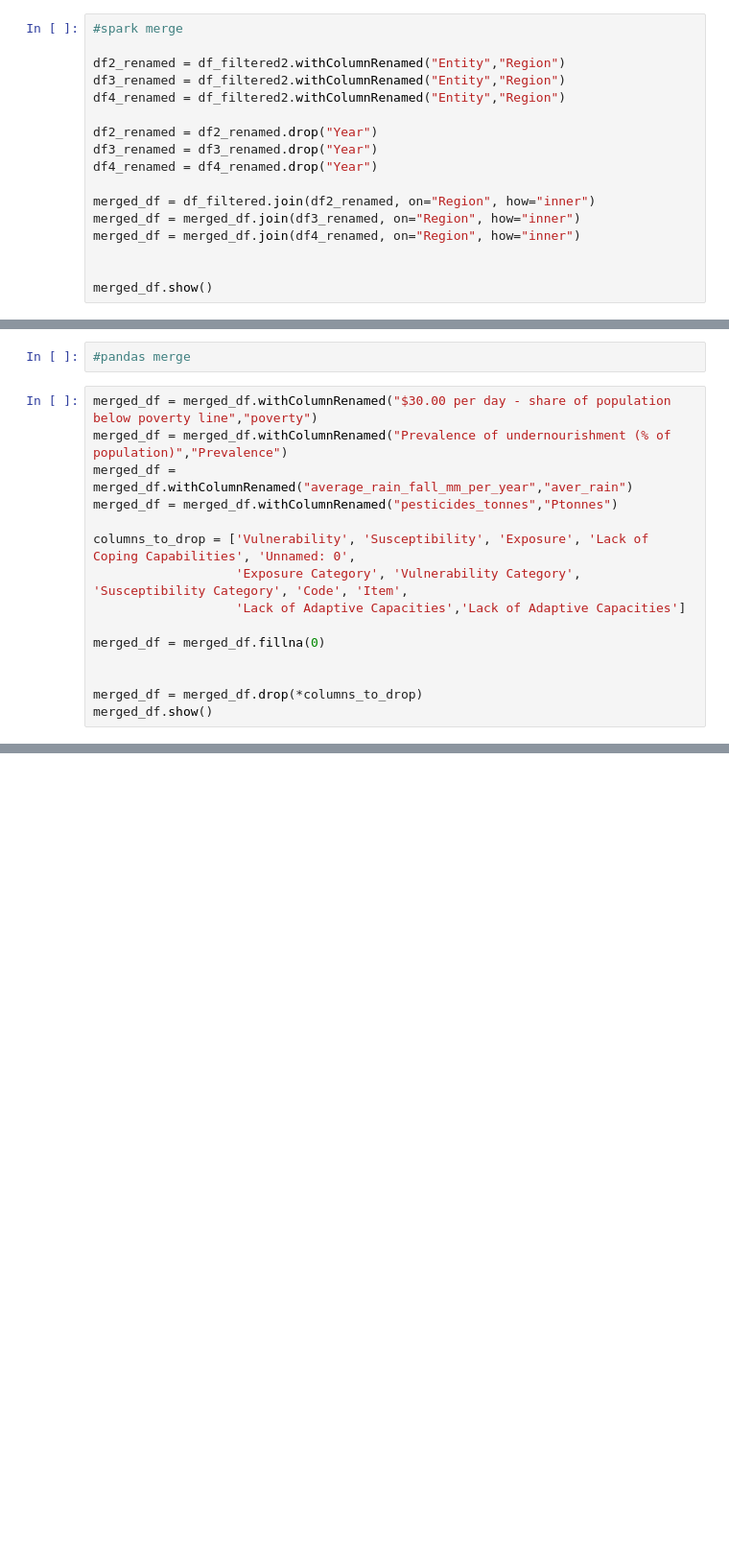
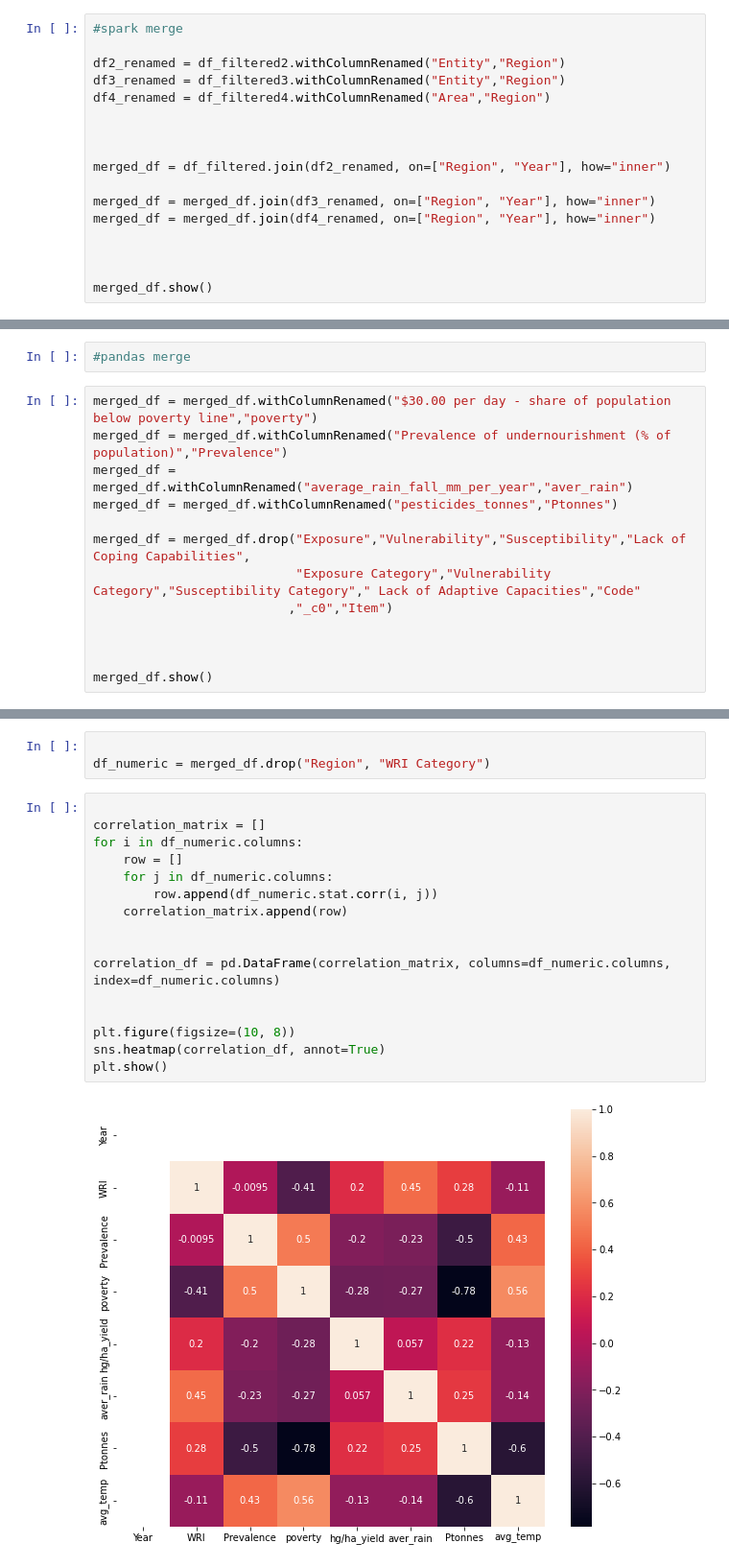
Before and after one commit to 1006413349/Infosys722-Iteration4, a Jupyter notebook: i4.ipynb, the cells around one changed output, grey strips where cells are left out. Shown at 96% size. Cells and saved outputs as stored; diff of their text form; blank space fills up the shorter version.

```diff
--- a/i4.ipynb
+++ b/i4.ipynb
@@ -129,16 +129,16 @@ CSV file: file:///home/ubuntu/aws-instance-fork/Datasets/yielddf.csv
 #spark merge
 
 df2_renamed = df_filtered2.withColumnRenamed("Entity","Region")
-df3_renamed = df_filtered2.withColumnRenamed("Entity","Region")
-df4_renamed = df_filtered2.withColumnRenamed("Entity","Region")
+df3_renamed = df_filtered3.withColumnRenamed("Entity","Region")
+df4_renamed = df_filtered4.withColumnRenamed("Area","Region")
 
-df2_renamed = df2_renamed.drop("Year")
-df3_renamed = df3_renamed.drop("Year")
-df4_renamed = df4_renamed.drop("Year")
 
-merged_df = df_filtered.join(df2_renamed, on="Region", how="inner")
-merged_df = merged_df.join(df3_renamed, on="Region", how="inner")
-merged_df = merged_df.join(df4_renamed, on="Region", how="inner")
+
+merged_df = df_filtered.join(df2_renamed, on=["Region", "Year"], how="inner")
+
+merged_df = merged_df.join(df3_renamed, on=["Region", "Year"], how="inner")
+merged_df = merged_df.join(df4_renamed, on=["Region", "Year"], how="inner")
+
 
 
 merged_df.show()
@@ -152,13 +173,11 @@ merged_df = merged_df.withColumnRenamed("Prevalence of undernourishment (% of po
 merged_df = merged_df.withColumnRenamed("average_rain_fall_mm_per_year","aver_rain")
 merged_df = merged_df.withColumnRenamed("pesticides_tonnes","Ptonnes")
 
-columns_to_drop = ['Vulnerability', 'Susceptibility', 'Exposure', 'Lack of Coping Capabilities', 'Unnamed: 0',
-                   'Exposure Category', 'Vulnerability Category', 'Susceptibility Category', 'Code', 'Item',
-                   'Lack of Adaptive Capacities','Lack of Adaptive Capacities']
-
-merged_df = merged_df.fillna(0)
+merged_df = merged_df.drop("Exposure","Vulnerability","Susceptibility","Lack of Coping Capabilities",
+                           "Exposure Category","Vulnerability Category","Susceptibility Category"," Lack of Adaptive Capacities","Code"
+                          ,"_c0","Item")
 
 
-merged_df = merged_df.drop(*columns_to_drop)
+
 merged_df.show()
 # %% [output]
@@ -165,0 +201,21 @@ AnalysisException: Reference 'Year' is ambiguous, could be: Year, Year, Year, Ye
+# %%
+
+df_numeric = merged_df.drop("Region", "WRI Category")
+# %%
+
+correlation_matrix = []
+for i in df_numeric.columns:
+    row = []
+    for j in df_numeric.columns:
+        row.append(df_numeric.stat.corr(i, j))
+    correlation_matrix.append(row)
+
+
+correlation_df = pd.DataFrame(correlation_matrix, columns=df_numeric.columns, index=df_numeric.columns)
+
+
+plt.figure(figsize=(10, 8))
+sns.heatmap(correlation_df, annot=True)
+plt.show()
+# %% [output]
+[figure, added]
```
Also changed, not shown: parts of 6 cells of this notebook.
